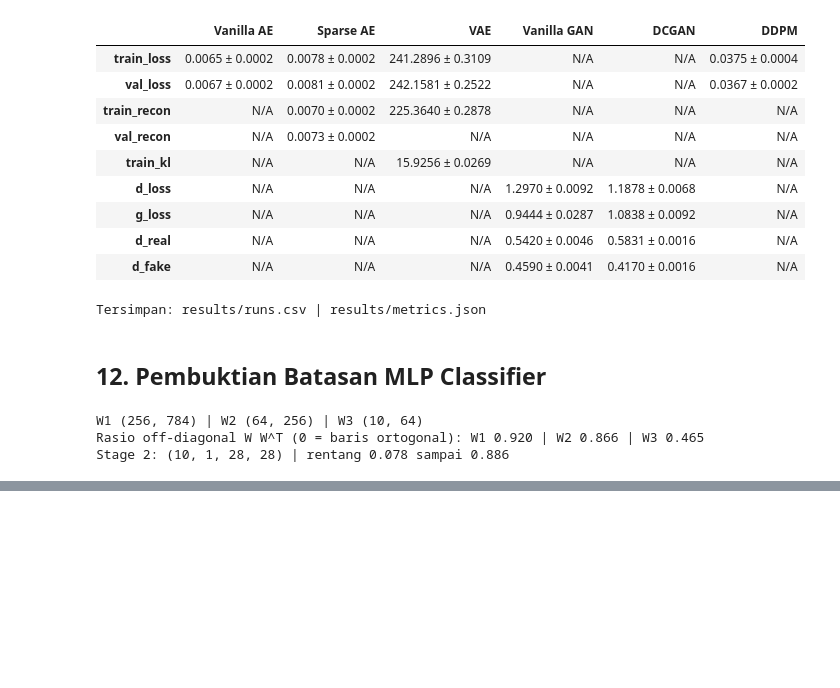
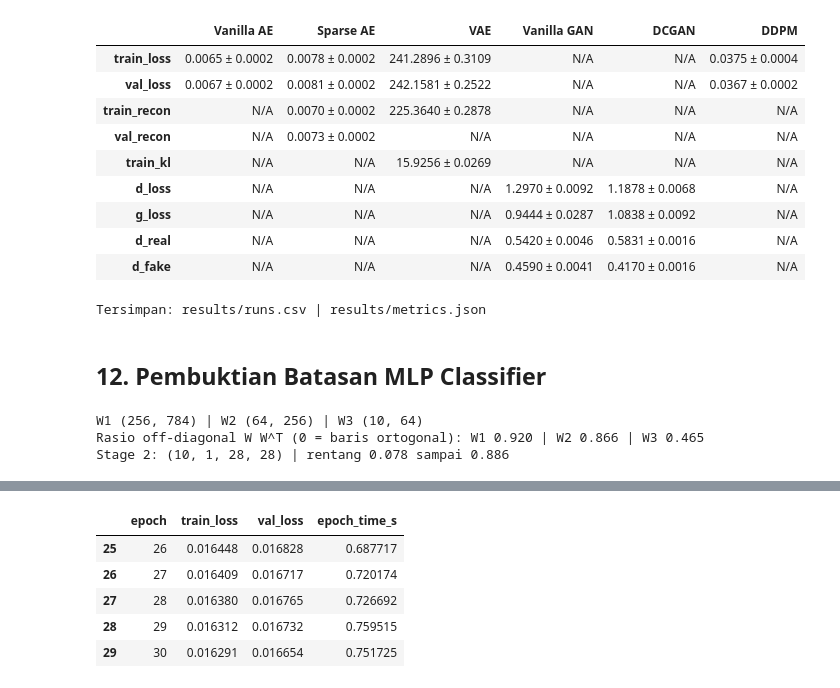
Before and after one commit to CannyCeles/deep-learning-ae-gan, a Jupyter notebook: notebooks/tugas-ae-gan.ipynb, the cells around one changed output, grey strips where cells are left out. Cells and saved outputs as stored; diff of their text form; code cells hidden in the pictures; blank space fills up the shorter version.

Commit message:
feat(proof): add frozen latent decoder training

```diff
--- a/notebooks/tugas-ae-gan.ipynb
+++ b/notebooks/tugas-ae-gan.ipynb
@@ -1456,0 +1459,74 @@ Stage 2: (10, 1, 28, 28) | rentang 0.078 sampai 0.886
+# %%
+class LatentDecoder(nn.Module):
+    def __init__(self, latent_dim=64, hidden_dim=256, out_dim=784):
+        super().__init__()
+        self.net = nn.Sequential(
+            nn.Linear(latent_dim, hidden_dim),
+            nn.ReLU(),
+            nn.Linear(hidden_dim, out_dim),
+            nn.Sigmoid(),
+        )
+
+    def forward(self, z):
+        return self.net(z).view(-1, 1, 28, 28)
+
+@torch.no_grad()
+def evaluate_frozen_mse(decoder, loader):
+    decoder.eval()
+    total, count = 0.0, 0
+    for x, _ in loader:
+        x = x.to(device)
+        total += F.mse_loss(decoder(mlp.encode(x)), x, reduction="sum").item()
+        count += x.numel()
+    return total / count
+
+FROZEN_WEIGHTS_PATH = os.path.join(WEIGHTS_DIR, "frozen_decoder.pt")
+FROZEN_HISTORY_PATH = os.path.join(RESULTS_DIR, "history_frozen_decoder.csv")
+
+for p in mlp.parameters():
+    p.requires_grad_(False)
+mlp.eval()
+assert not any(p.requires_grad for p in mlp.parameters())
+mlp_trainable, mlp_total = count_parameters(mlp)
+print(f"MLP trainable: {mlp_trainable:,} | total: {mlp_total:,}")
+print(f"Decoder params: {count_parameters(LatentDecoder())[1]:,}")
+
+set_seed(SEED)
+loader_gen.manual_seed(SEED)
+frozen_decoder = LatentDecoder().to(device)
+
+if os.path.exists(FROZEN_WEIGHTS_PATH) and os.path.exists(FROZEN_HISTORY_PATH) and not FORCE_RERUN:
+    frozen_decoder.load_state_dict(torch.load(FROZEN_WEIGHTS_PATH, map_location=device, weights_only=True))
+    frozen_history = pd.read_csv(FROZEN_HISTORY_PATH)
+    print("Cache dimuat: frozen_decoder.pt")
+else:
+    optimizer = torch.optim.Adam(frozen_decoder.parameters(), lr=AE_LR)
+    best_loss, best_state, rows = float("inf"), None, []
+    for epoch in range(1, AE_EPOCHS + 1):
+        frozen_decoder.train()
+        start = time.perf_counter()
+        running_loss = 0.0
+        for x, _ in train_loader:
+            x = x.to(device)
+            with torch.no_grad():
+                z = mlp.encode(x)
+            optimizer.zero_grad()
+            loss = F.mse_loss(frozen_decoder(z), x)
+            loss.backward()
+            optimizer.step()
+            running_loss += loss.item() * x.size(0)
+        epoch_time = time.perf_counter() - start
+        train_loss = running_loss / len(train_ds)
+        val_loss = evaluate_frozen_mse(frozen_decoder, val_loader)
+        rows.append({"epoch": epoch, "train_loss": train_loss, "val_loss": val_loss, "epoch_time_s": epoch_time})
+        if val_loss < best_loss:
+            best_loss = val_loss
+            best_state = {k: v.detach().cpu().clone() for k, v in frozen_decoder.state_dict().items()}
+        print(f"Epoch {epoch:02d}/{AE_EPOCHS} | train {train_loss:.5f} | val {val_loss:.5f} | {epoch_time:.2f}s")
+    frozen_decoder.load_state_dict(best_state)
+    torch.save(frozen_decoder.state_dict(), FROZEN_WEIGHTS_PATH)
+    frozen_history = pd.DataFrame(rows)
+    frozen_history.to_csv(FROZEN_HISTORY_PATH, index=False)
+
+display(frozen_history.tail())
+# %% [output]
@@ -1456,0 +1550,6 @@ Stage 2: (10, 1, 28, 28) | rentang 0.078 sampai 0.886
+|  | epoch | train_loss | val_loss | epoch_time_s |
+| 25 | 26 | 0.016448 | 0.016828 | 0.687717 |
+| 26 | 27 | 0.016409 | 0.016717 | 0.720174 |
+| 27 | 28 | 0.016380 | 0.016765 | 0.726692 |
+| 28 | 29 | 0.016312 | 0.016732 | 0.759515 |
+| 29 | 30 | 0.016291 | 0.016654 | 0.751725 |
```
Also changed, not shown: parts of 8 cells of this notebook.
